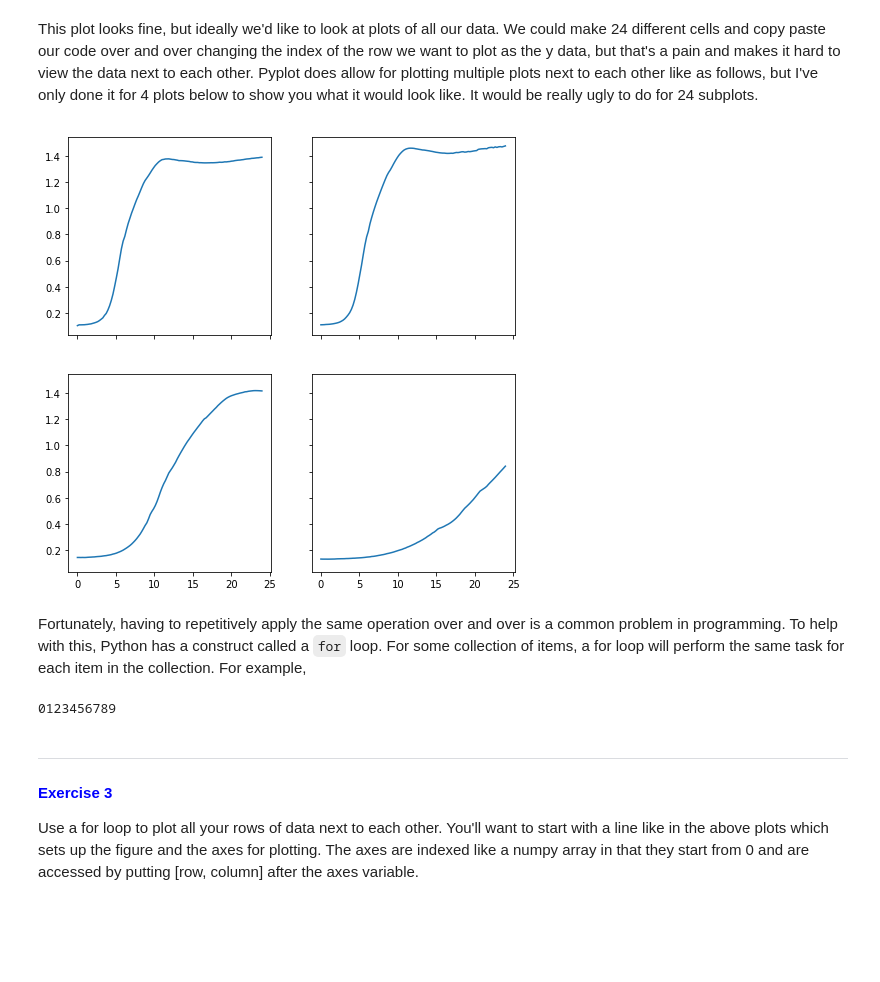
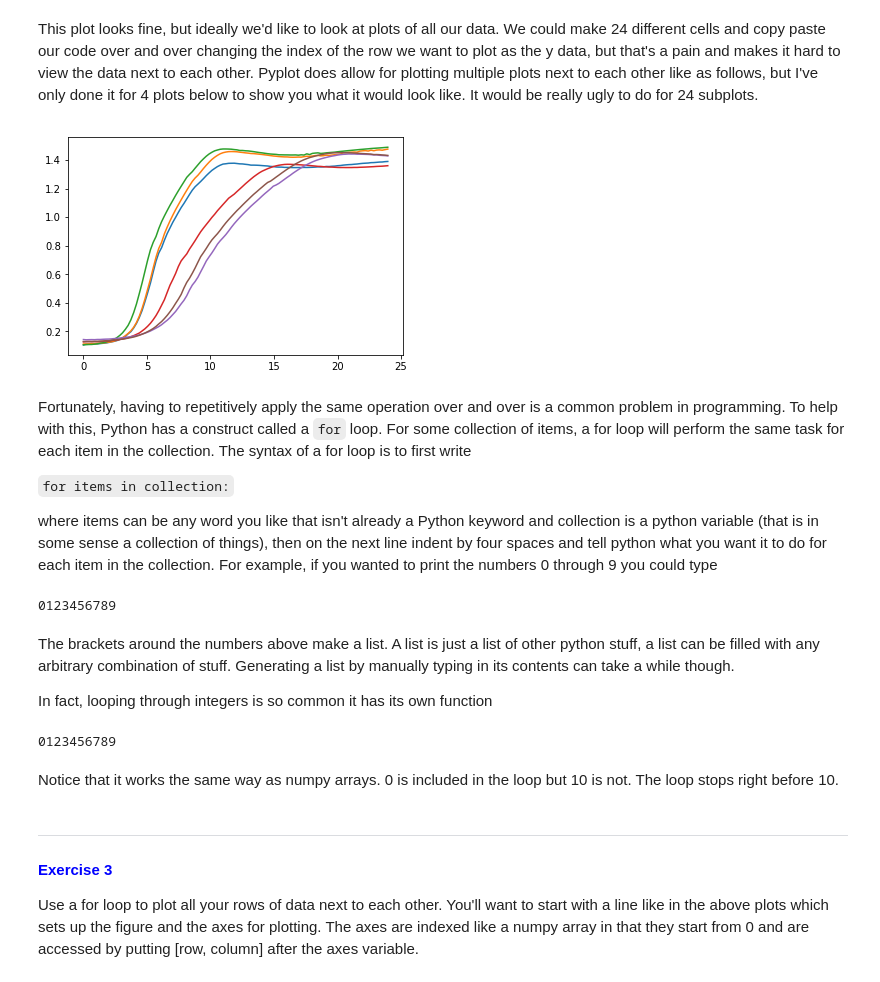
Before and after one commit to nicholas-sherer/Python-Workshop-Materials, a Jupyter notebook: Learning Programming by Analyzing E. Coli Growth.ipynb, the cells around one changed output. Saved outputs shown, nothing was run; the diff lists cells and outputs as text; code cells hidden in the pictures; blank space fills up the shorter version.

Commit message:
removed the overly complicated plotting code. Expanded explanations of for loops, of numpy indexing, and of the notation for using imported libraries

```diff
--- a/Learning Programming by Analyzing E. Coli Growth.ipynb
+++ b/Learning Programming by Analyzing E. Coli Growth.ipynb
@@ -210,14 +214,28 @@ plt.ylabel('absorbance');
 [figure]
 # %% [markdown]
 This plot looks fine, but ideally we'd like to look at plots of all our data. We could make 24 different cells and copy paste our code over and over changing the index of the row we want to plot as the y data, but that's a pain and makes it hard to view the data next to each other. Pyplot does allow for plotting multiple plots next to each other like as follows, but I've only done it for 4 plots below to show you what it would look like. It would be really ugly to do for 24 subplots.
-# %%
-figure, axes = plt.subplots(2, 2, figsize=(8,8), sharex=True, sharey=True);
-axes[0,0].plot(time,data[1,:]);
-axes[0,1].plot(time,data[2,:]);
-axes[1,0].plot(time,data[12,:]);
-axes[1,1].plot(time,data[22,:]);
-# %% [output]
-[figure, removed]
+# %%
+plt.plot(time,data[1,:]);
+plt.plot(time,data[2,:]);
+plt.plot(time,data[3,:]);
+plt.plot(time,data[4,:]);
+plt.plot(time,data[5,:]);
+plt.plot(time,data[6,:]);
+# %% [output]
+[figure, added]
 # %% [markdown]
-Fortunately, having to repetitively apply the same operation over and over is a common problem in programming. To help with this, Python has a construct called a <code>for</code> loop. For some collection of items, a for loop will perform the same task for each item in the collection. For example,
+Fortunately, having to repetitively apply the same operation over and over is a common problem in programming. To help with this, Python has a construct called a <code>for</code> loop. For some collection of items, a for loop will perform the same task for each item in the collection. The syntax of a for loop is to first write
+
+<code>for items in collection:</code>
+
+where items can be any word you like that isn't already a Python keyword and collection is a python variable (that is in some sense a collection of things), then on the next line indent by four spaces and tell python what you want it to do for each item in the collection. For example, if you wanted to print the numbers 0 through 9 you could type
+# %%
+for i in [0,1,2,3,4,5,6,7,8,9]:
+    print(i, end='')
+# %% [output]
+0123456789
+# %% [markdown]
+The brackets around the numbers above make a list. A list is just a list of other python stuff, a list can be filled with any arbitrary combination of stuff. Generating a list by manually typing in its contents can take a while though.
+
+In fact, looping through integers is so common it has its own function
 # %%
@@ -225,6 +243,8 @@ for i in range(10):
     print(i, end='')
 # %% [output]
 0123456789
+# %% [markdown]
+Notice that it works the same way as numpy arrays. 0 is included in the loop but 10 is not. The loop stops right before 10.
 # %% [markdown]
 ***
 #### <span style="color:blue">Exercise 3</span>
```
Also changed, not shown: parts of 6 cells of this notebook.
